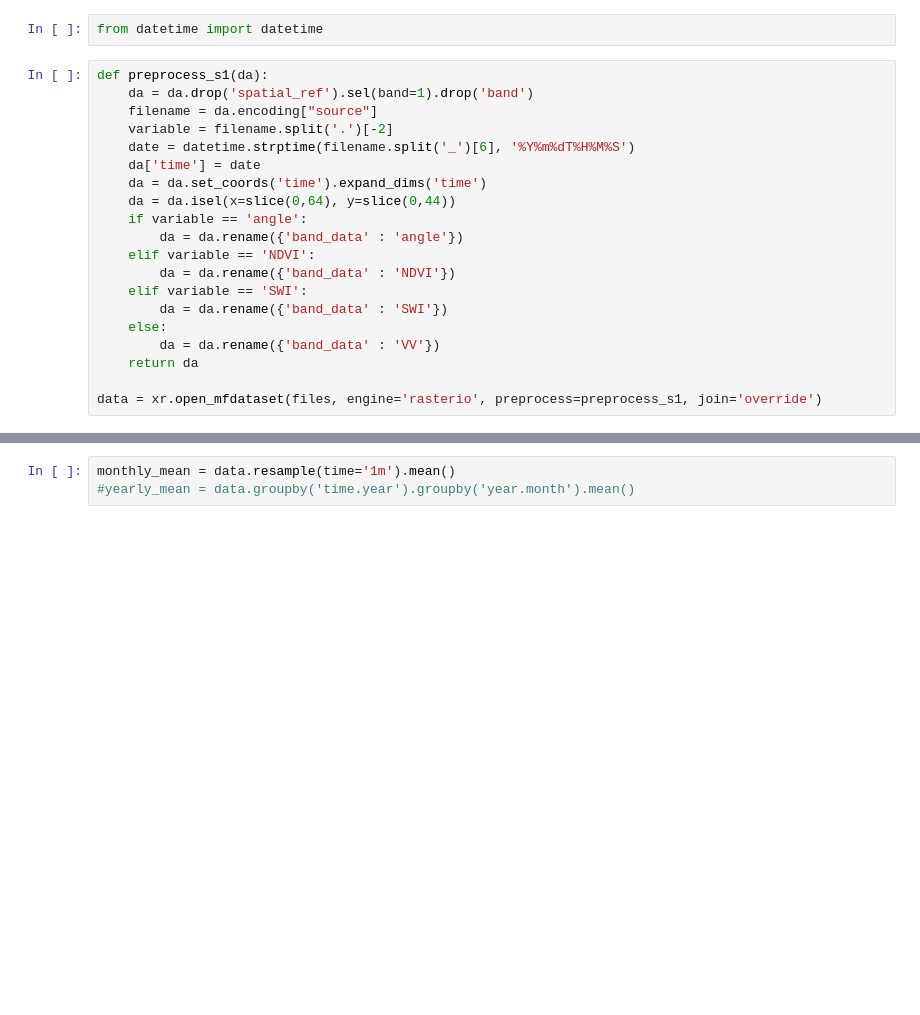
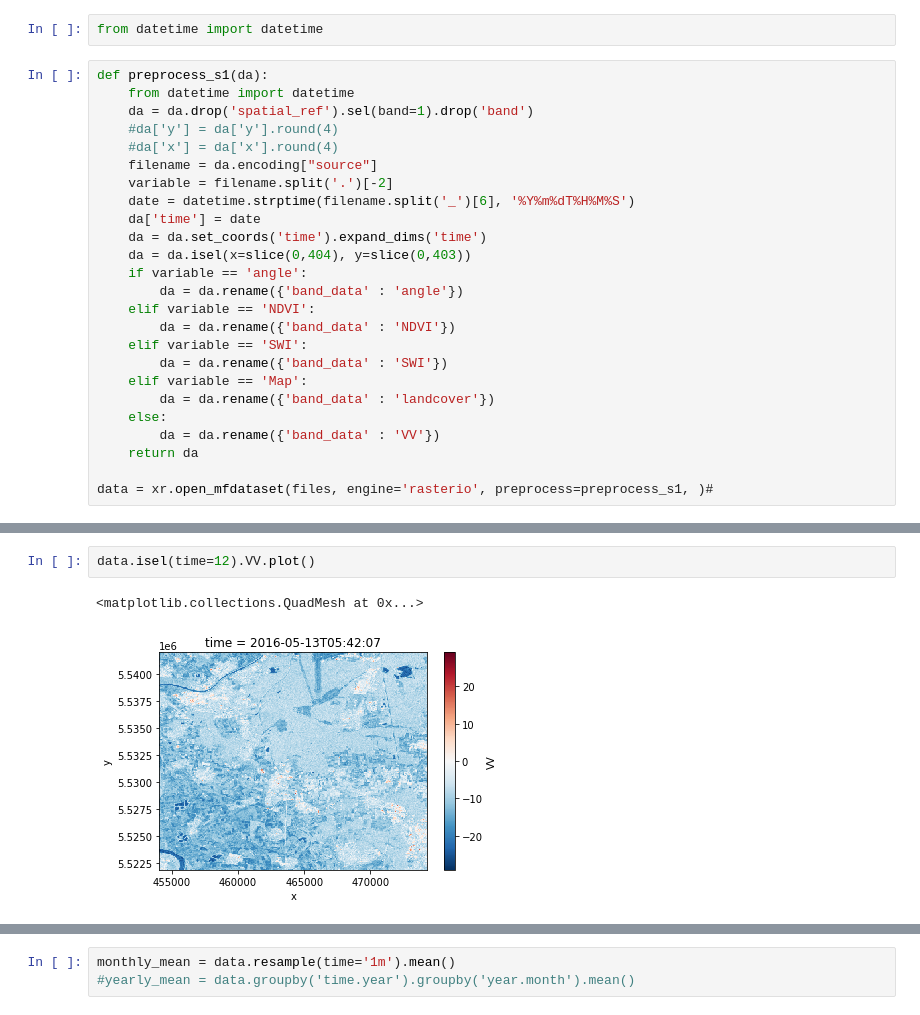
Before and after one commit to till90/irrigation_detection, a Jupyter notebook: Export_ImageCollection_fromGEE.ipynb, the cells around one changed output, grey strips where cells are left out. Cells and saved outputs as stored; diff of their text form; blank space fills up the shorter version.

```diff
--- a/Export_ImageCollection_fromGEE.ipynb
+++ b/Export_ImageCollection_fromGEE.ipynb
@@ -187,21 +154,26 @@ files = glob.glob('C://Users/USER/Downloads/gee_downloads/senA_desc/*.tif')
 from datetime import datetime
 # %%
 def preprocess_s1(da):
+    from datetime import datetime
     da = da.drop('spatial_ref').sel(band=1).drop('band')
+    #da['y'] = da['y'].round(4)
+    #da['x'] = da['x'].round(4)
     filename = da.encoding["source"]
     variable = filename.split('.')[-2]
     date = datetime.strptime(filename.split('_')[6], '%Y%m%dT%H%M%S')
     da['time'] = date
     da = da.set_coords('time').expand_dims('time')
-    da = da.isel(x=slice(0,64), y=slice(0,44))
+    da = da.isel(x=slice(0,404), y=slice(0,403))
     if variable == 'angle':
         da = da.rename({'band_data' : 'angle'})
     elif variable == 'NDVI':
         da = da.rename({'band_data' : 'NDVI'})
     elif variable == 'SWI':
         da = da.rename({'band_data' : 'SWI'})
+    elif variable == 'Map':
+        da = da.rename({'band_data' : 'landcover'})
     else:
         da = da.rename({'band_data' : 'VV'})
     return da
 
-data = xr.open_mfdataset(files, engine='rasterio', preprocess=preprocess_s1, join='override')
+data = xr.open_mfdataset(files, engine='rasterio', preprocess=preprocess_s1, )#
@@ -207,0 +220,5 @@ data = xr.open_mfdataset(files, engine='rasterio', preprocess=preprocess_s1, joi
+# %%
+data.isel(time=12).VV.plot()
+# %% [output]
+<matplotlib.collections.QuadMesh at 0x...>
+[figure, added]
```
Also changed, not shown: parts of 11 cells of this notebook, 2 other files.
